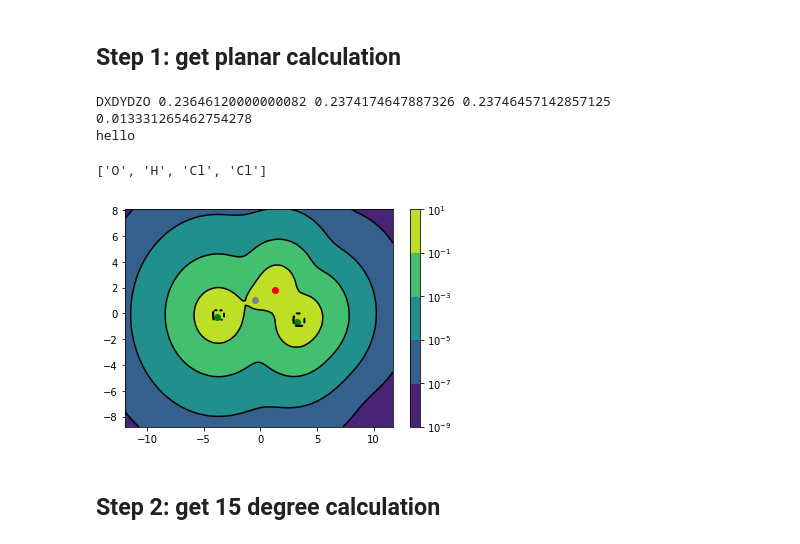
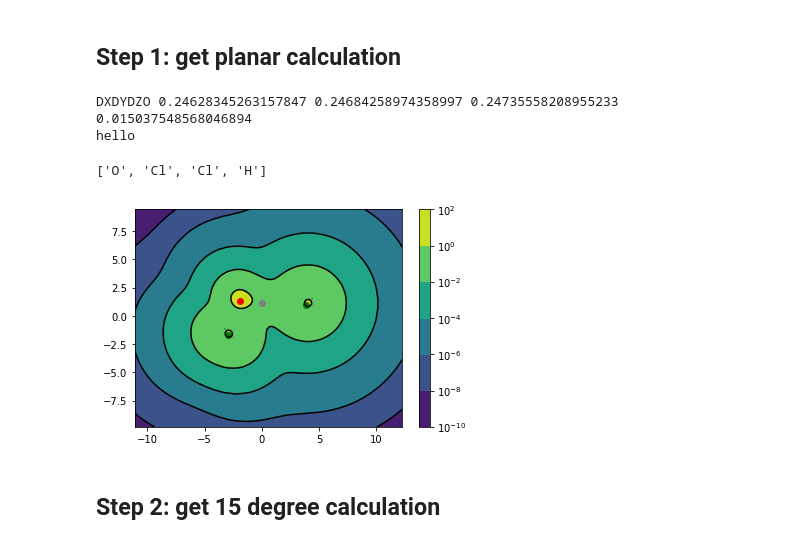
Before and after one commit to cgavinh/mccoy_hocl, a Jupyter notebook: ElectronDensity.ipynb, the cells around one changed output. Drawn from its saved outputs; the diff is of its cells as text; code cells hidden in the pictures.

```diff
--- a/ElectronDensity.ipynb
+++ b/ElectronDensity.ipynb
@@ -496,36 +495,37 @@ start with a planar Cl-HOCl molecule and then rotate the Hydrogen out of the pla
 # %% [markdown]
 ## Step 1: get planar calculation
 # %%
-clhocl_tz = dc.cube(filename='cl_hocl_tz.cube')
+clhocl_tz = dc.cube(filename='clhocl-_tz.cube')
 # %% [output]
-DXDYDZO 0.23646120000000082 0.2374174647887326 0.23746457142857125 0.013331265462754278
+DXDYDZO 0.24628345263157847 0.24684258974358997 0.24735558208955233 0.015037548568046894
 hello
 # %%
 clhocl_tz.atmStr
 # %% [output]
-['O', 'H', 'Cl', 'Cl']
+['O', 'Cl', 'Cl', 'H']
 # %%
 fig, ax = plt.subplots()
 CS = ax.contourf(clhocl_tz.cdsX,
                  clhocl_tz.cdsY,
                  (clhocl_tz.density[:,:,33] + clhocl_tz.density[:,:,34]).T,
                  norm=LogNorm())
 C = ax.contour(clhocl_tz.cdsX,
                clhocl_tz.cdsY,
                (clhocl_tz.density[:,:,33] + clhocl_tz.density[:,:,34]).T,
                norm=LogNorm(),
                colors='k')
 fig.colorbar(CS)
 ax.scatter(clhocl_tz.atmAr[:,0][0], clhocl_tz.atmAr[:,1][0], color='red')
-ax.scatter(clhocl_tz.atmAr[:,0][1], clhocl_tz.atmAr[:,1][1], color='gray')
+ax.scatter(clhocl_tz.atmAr[:,0][1], clhocl_tz.atmAr[:,1][1], color='green')
 ax.scatter(clhocl_tz.atmAr[:,0][2], clhocl_tz.atmAr[:,1][2], color='green')
-ax.scatter(clhocl_tz.atmAr[:,0][3], clhocl_tz.atmAr[:,1][3], color='green')
+ax.scatter(clhocl_tz.atmAr[:,0][3], clhocl_tz.atmAr[:,1][3], color='gray')
 #ax.clabel(CS, inline=True, fontsize=10)
 #ax.set_title('Simplest default with labels')
 #CS.colorbar()
+plt.savefig('temp/clhocl_tz.png')
 plt.show()
 # %% [output]
-[figure, old version]
+[figure, new version]
 # %% [markdown]
 ## Step 2: get 15 degree calculation
 # %%
```
Also changed, not shown: parts of 7 cells of this notebook, 3 other files.
